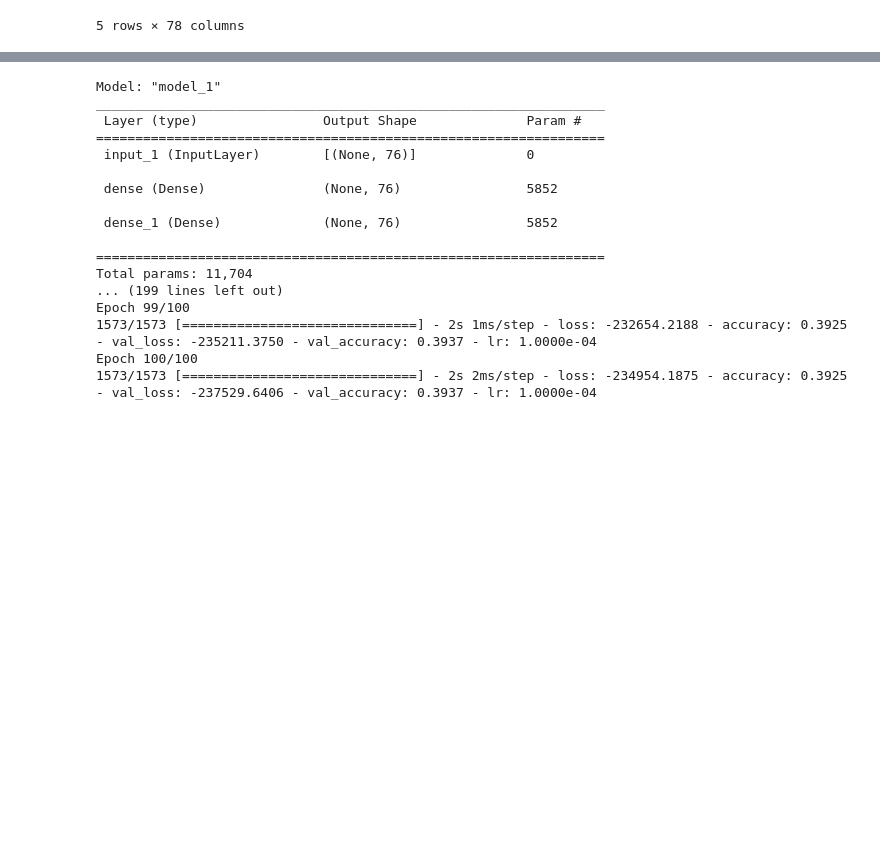
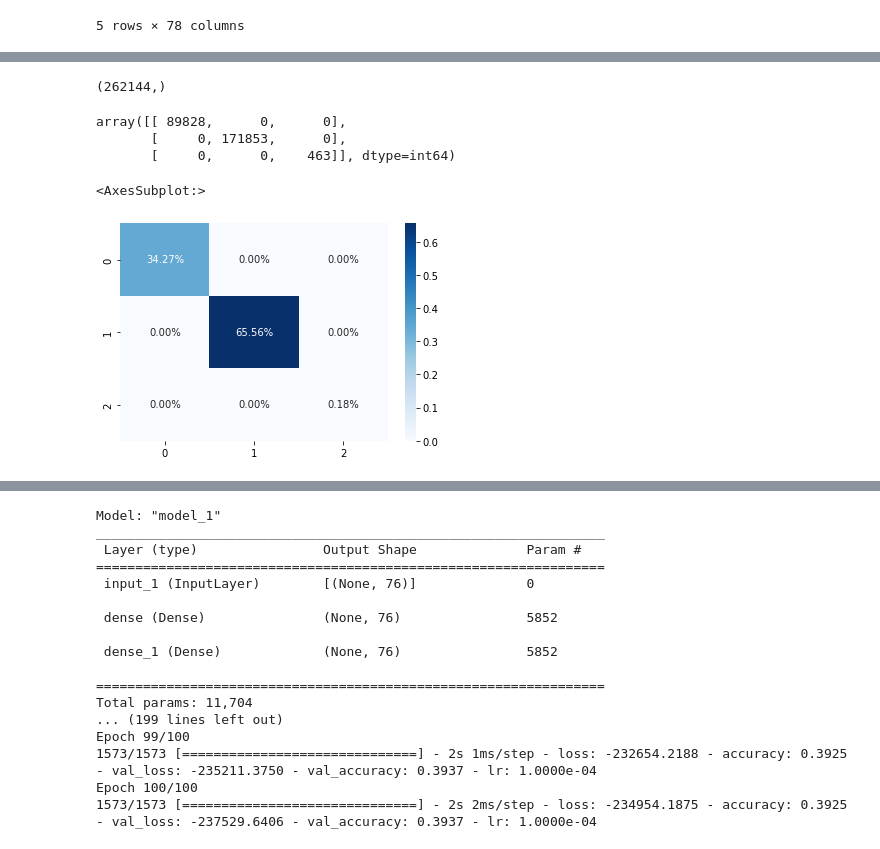
Before and after one commit to vanlalruata/DCNNBiLSTM-An-Efficient-Hybrid-Deep-Learning-Based-Intrusion-Detection-System, a Jupyter notebook: IDS-AE.ipynb, the cells around one changed output, grey strips where cells are left out. Drawn from its saved outputs; the diff is of its cells as text; code cells hidden in the pictures; blank space fills up the shorter version.

```diff
--- a/IDS-AE.ipynb
+++ b/IDS-AE.ipynb
@@ -274,0 +277,26 @@ n_classes = Y.shape[1]
+# %%
+model = Sequential()
+
+model.add(Dense(128, input_dim=_features, activation='relu'))
+model.add(Dropout(0.1))
+model.add(Dense(256, activation='relu'))
+model.add(Dropout(0.1))
+model.add(Dense(128, activation='relu'))
+model.add(Dropout(0.1))
+model.add(Dense(n_classes))
+model.add(Activation('softmax'))
+model.summary()
+
+opt = keras.optimizers.Adam(learning_rate=0.0001)
+model.compile(loss='BinaryCrossentropy', optimizer=opt, metrics=['accuracy'])
+
+early_stop_callback = tf.keras.callbacks.EarlyStopping(monitor='loss', patience=5)
+reduce_lr = tf.keras.callbacks.ReduceLROnPlateau(monitor='val_loss', factor=0.2,
+                                  patience=3, min_lr=0.0001)
+
+history = model.fit(X_train, Y_train,
+                              batch_size=500,
+                              epochs=30,
+                              verbose=True,
+                              validation_data=(X_test, Y_test),
+                              callbacks=[reduce_lr, early_stop_callback])
@@ -274,0 +321,25 @@ n_classes = Y.shape[1]
+# %%
+pred = model.predict(X_test)
+pred = np.argmax(pred,axis=1)
+y_test = Y_test.argmax(axis=1)
+# %%
+pred.shape
+y_test.shape
+# %% [output]
+(262144,)
+# %%
+from sklearn.metrics import confusion_matrix, precision_score, recall_score
+import seaborn as sn
+
+confMat = confusion_matrix(y_test, pred)
+confMat
+# %% [output]
+array([[ 89828,      0,      0],
+       [     0, 171853,      0],
+       [     0,      0,    463]], dtype=int64)
+# %%
+cf_matrix = confusion_matrix(y_test, pred)
+sn.heatmap(cf_matrix / np.sum(cf_matrix), annot=True, fmt='.2%', cmap='Blues')
+# %% [output]
+<AxesSubplot:>
+[figure, added]
```
Also changed, not shown: parts of 12 cells of this notebook.
